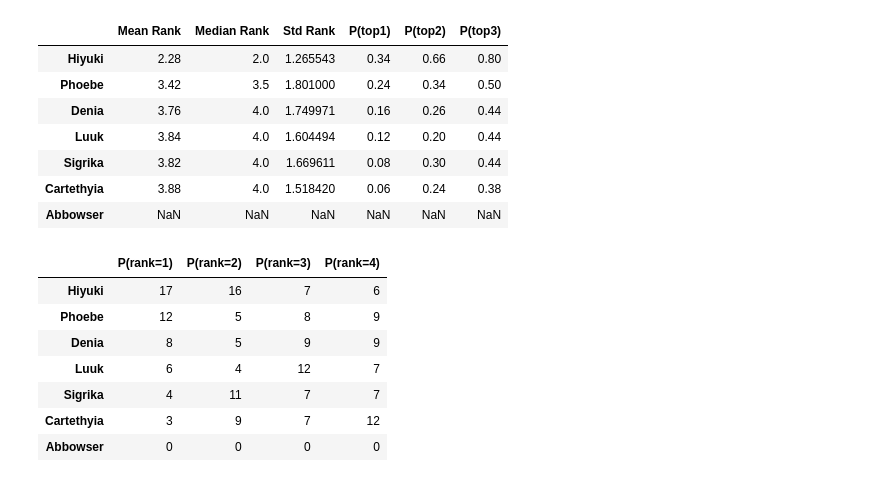
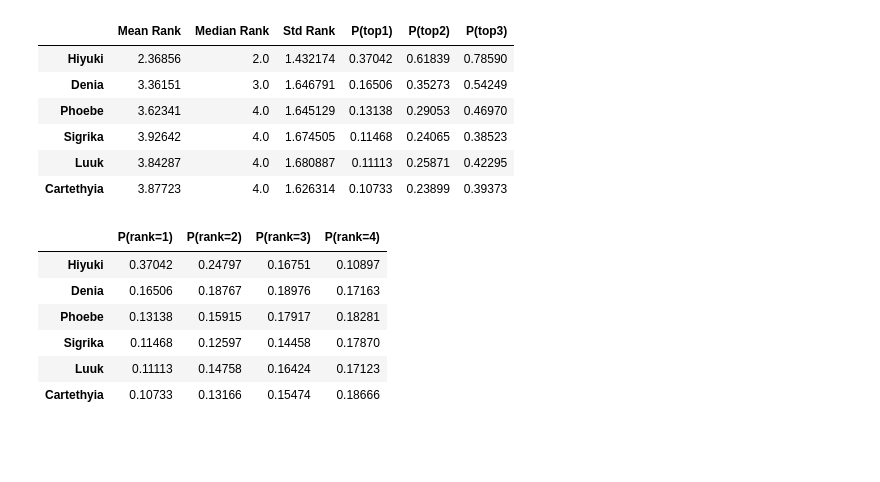
Before and after one commit to hansen-young/wuwa-cubie-derby, a Jupyter notebook: Notebook.ipynb, the cells around one changed output. Saved outputs shown, nothing was run; the diff lists cells and outputs as text; code cells hidden in the pictures; blank space fills up the shorter version.

Commit message:
fix: handle empty data in analysis

```diff
--- a/Notebook.ipynb
+++ b/Notebook.ipynb
@@ -34,46 +34,48 @@ plt.show()
 # %%
 analysis = {}
 
 for char, ranks in data.items():
     ranks = np.array(ranks)
-    analysis[char] = {
-        "Mean Rank": np.mean(ranks),
-        "Median Rank": np.median(ranks),
-        "Std Rank": np.std(ranks),
-        "P(top1)": np.sum(ranks <= 1) / len(ranks),
-        "P(top2)": np.sum(ranks <= 2) / len(ranks),
-        "P(top3)": np.sum(ranks <= 3) / len(ranks)
-    }
+
+    if ranks.shape[0] > 0:
+        analysis[char] = {
+            "Mean Rank": np.mean(ranks),
+            "Median Rank": np.median(ranks),
+            "Std Rank": np.std(ranks),
+            "P(top1)": np.sum(ranks <= 1) / len(ranks),
+            "P(top2)": np.sum(ranks <= 2) / len(ranks),
+            "P(top3)": np.sum(ranks <= 3) / len(ranks)
+        }
 
 pd.DataFrame(analysis).T.sort_values(by="P(top1)", ascending=False)
 # %% [output]
 |  | Mean Rank | Median Rank | Std Rank | P(top1) | P(top2) | P(top3) |
-| Hiyuki | 2.28 | 2.0 | 1.265543 | 0.34 | 0.66 | 0.80 |
-| Phoebe | 3.42 | 3.5 | 1.801000 | 0.24 | 0.34 | 0.50 |
-| Denia | 3.76 | 4.0 | 1.749971 | 0.16 | 0.26 | 0.44 |
-| Luuk | 3.84 | 4.0 | 1.604494 | 0.12 | 0.20 | 0.44 |
-| Sigrika | 3.82 | 4.0 | 1.669611 | 0.08 | 0.30 | 0.44 |
-| Cartethyia | 3.88 | 4.0 | 1.518420 | 0.06 | 0.24 | 0.38 |
-| Abbowser | NaN | NaN | NaN | NaN | NaN | NaN |
+| Hiyuki | 2.36856 | 2.0 | 1.432174 | 0.37042 | 0.61839 | 0.78590 |
+| Denia | 3.36151 | 3.0 | 1.646791 | 0.16506 | 0.35273 | 0.54249 |
+| Phoebe | 3.62341 | 4.0 | 1.645129 | 0.13138 | 0.29053 | 0.46970 |
+| Sigrika | 3.92642 | 4.0 | 1.674505 | 0.11468 | 0.24065 | 0.38523 |
+| Luuk | 3.84287 | 4.0 | 1.680887 | 0.11113 | 0.25871 | 0.42295 |
+| Cartethyia | 3.87723 | 4.0 | 1.626314 | 0.10733 | 0.23899 | 0.39373 |
 # %%
 analysis = {}
 
 for char, ranks in data.items():
     ranks = np.array(ranks)
-    analysis[char] = {
-        "P(rank=1)": np.sum(ranks == 1),
-        "P(rank=2)": np.sum(ranks == 2),
-        "P(rank=3)": np.sum(ranks == 3),
-        "P(rank=4)": np.sum(ranks == 4),
-    }
+
+    if ranks.shape[0] > 0:
+        analysis[char] = {
+            "P(rank=1)": np.sum(ranks == 1) / len(ranks),
+            "P(rank=2)": np.sum(ranks == 2) / len(ranks),
+            "P(rank=3)": np.sum(ranks == 3) / len(ranks),
+            "P(rank=4)": np.sum(ranks == 4) / len(ranks),
+        }
 
 pd.DataFrame(analysis).T.sort_values(by="P(rank=1)", ascending=False)
 # %% [output]
 |  | P(rank=1) | P(rank=2) | P(rank=3) | P(rank=4) |
-| Hiyuki | 17 | 16 | 7 | 6 |
-| Phoebe | 12 | 5 | 8 | 9 |
-| Denia | 8 | 5 | 9 | 9 |
-| Luuk | 6 | 4 | 12 | 7 |
-| Sigrika | 4 | 11 | 7 | 7 |
-| Cartethyia | 3 | 9 | 7 | 12 |
-| Abbowser | 0 | 0 | 0 | 0 |
+| Hiyuki | 0.37042 | 0.24797 | 0.16751 | 0.10897 |
+| Denia | 0.16506 | 0.18767 | 0.18976 | 0.17163 |
+| Phoebe | 0.13138 | 0.15915 | 0.17917 | 0.18281 |
+| Sigrika | 0.11468 | 0.12597 | 0.14458 | 0.17870 |
+| Luuk | 0.11113 | 0.14758 | 0.16424 | 0.17123 |
+| Cartethyia | 0.10733 | 0.13166 | 0.15474 | 0.18666 |
```
Also changed, not shown: parts of 1 cell of this notebook, 1 other file.
